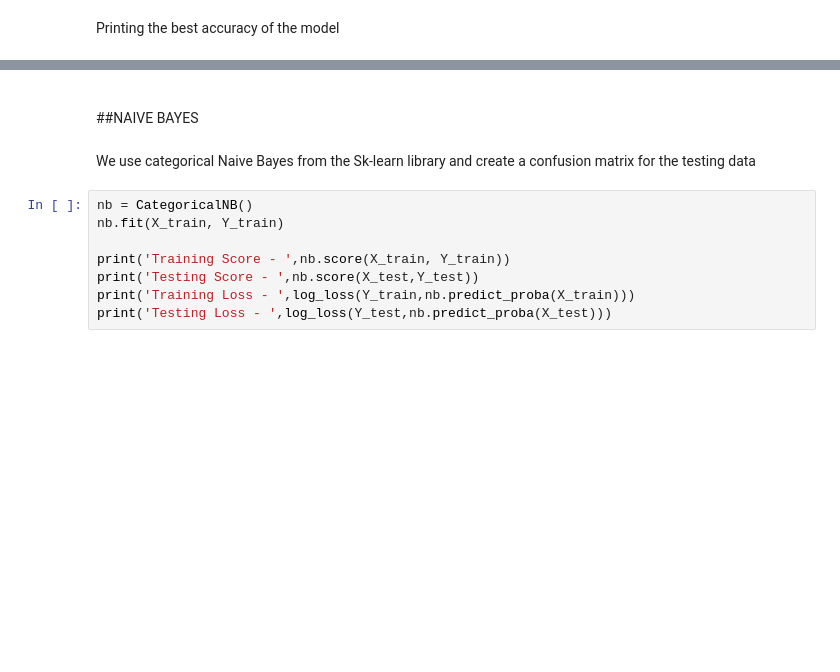
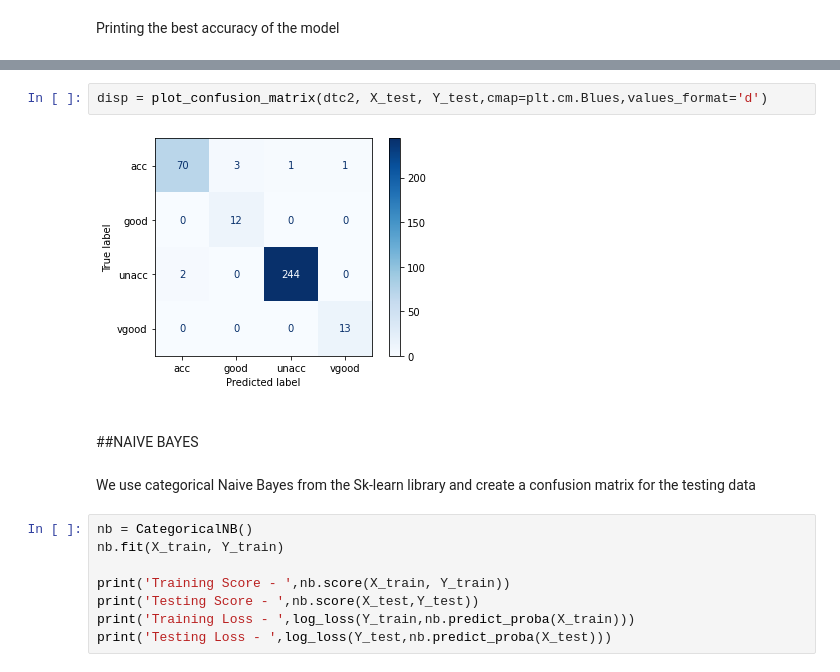
Before and after one commit to priyansh-rawat/Car_Evaluation, a Jupyter notebook: Car_Evaluation.ipynb, the cells around one changed output, grey strips where cells are left out. Drawn from its saved outputs; the diff is of its cells as text; blank space fills up the shorter version.

```diff
--- a/Car_Evaluation.ipynb
+++ b/Car_Evaluation.ipynb
@@ -292,6 +296,10 @@ Testing accuracy -  0.9682080924855492
 graphviz.Source(tree.export_graphviz(dtc2,feature_names = column_names[:6],class_names=Y_train,rounded = True, filled = True))
 # %% [output]
 [drawing not drawn]
+# %%
+disp = plot_confusion_matrix(dtc2, X_test, Y_test,cmap=plt.cm.Blues,values_format='d')
+# %% [output]
+[figure, added]
 # %% [markdown]
 <br></br>
 ##NAIVE BAYES
```
Also changed, not shown: parts of 17 cells of this notebook.
